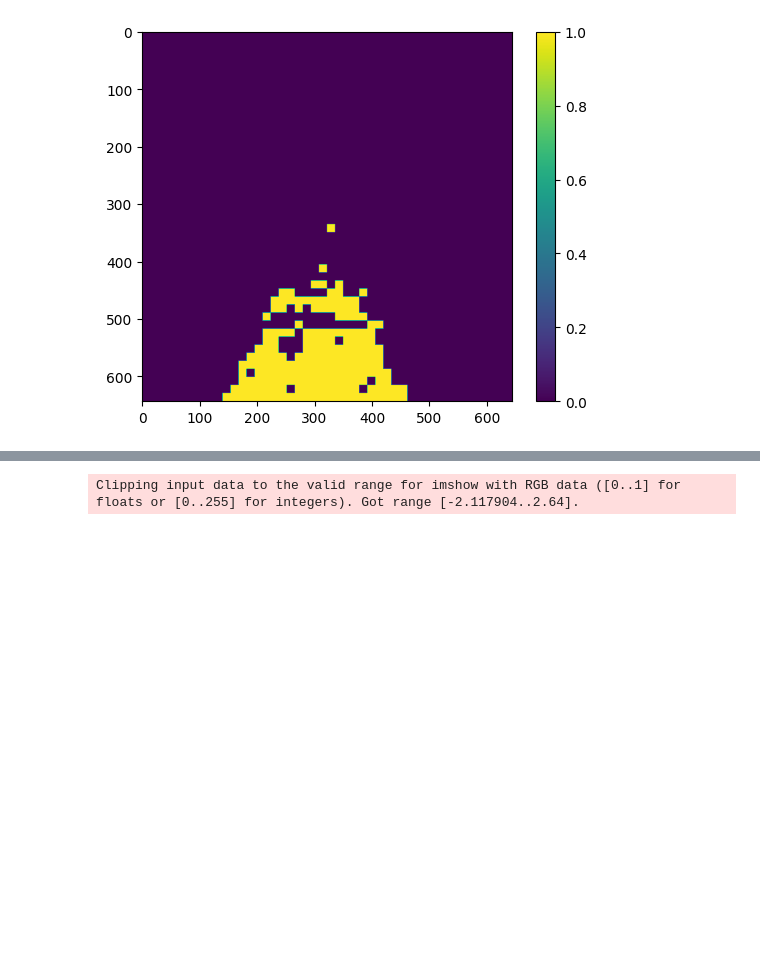
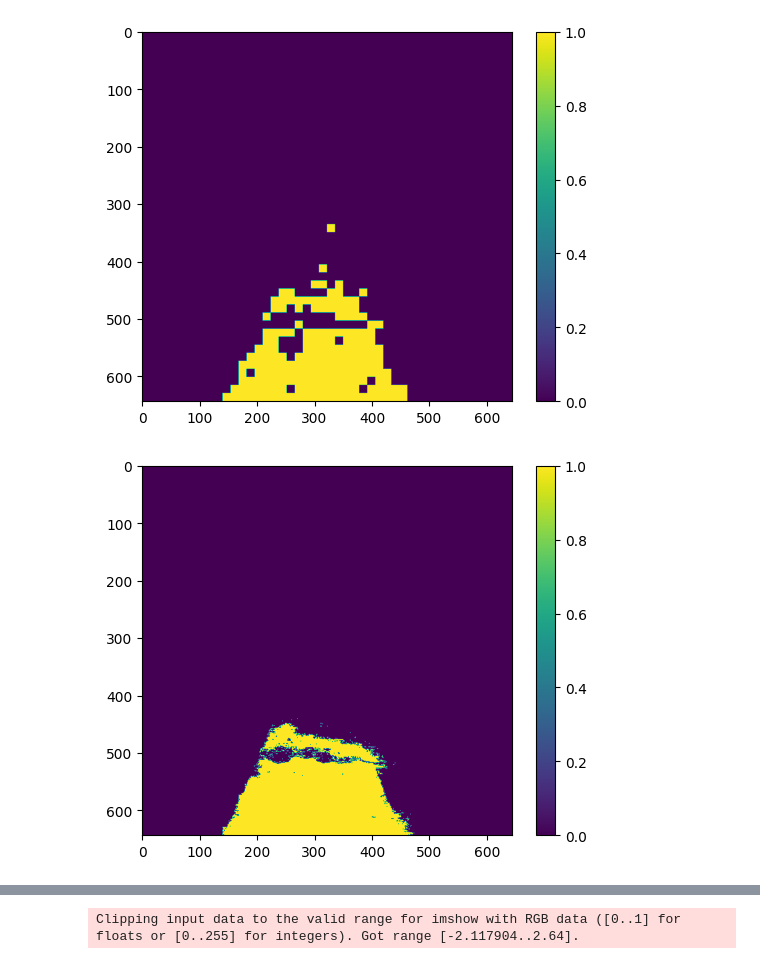
Before and after one commit to julio981007/drivable_area_research, a Jupyter notebook: dinov2.ipynb, the cells around one changed output, grey strips where cells are left out. Saved outputs shown, nothing was run; the diff lists cells and outputs as text; code cells hidden in the pictures; blank space fills up the shorter version.

```diff
--- a/dinov2.ipynb
+++ b/dinov2.ipynb
@@ -140,3 +140,41 @@ plt.colorbar()
 plt.show()
 # %% [output]
 [figure]
+# %%
+from cv2 import resize
+import pydensecrf.densecrf as dcrf
+from pydensecrf.utils import unary_from_labels, create_pairwise_bilateral, create_pairwise_gaussian
+
+def crf(image, annot, resize_shape):
+    colors, labels = np.unique(annot, return_inverse=True)
+    # Example using the DenseCRF2D code
+    d = dcrf.DenseCRF2D(annot.shape[1], annot.shape[0], 2)
+
+    # get unary potentials (neg log probability)
+    U = unary_from_labels(labels, 2, gt_prob=0.7, zero_unsure=False)
+    d.setUnaryEnergy(U)
+
+    # This adds the color-independent term, features are the locations only.
+    d.addPairwiseGaussian(sxy=5, compat=3, kernel=dcrf.DIAG_KERNEL,
+                            normalization=dcrf.NORMALIZE_SYMMETRIC)
+
+    # This adds the color-dependent term, i.e. features are (x,y,r,g,b).
+    d.addPairwiseBilateral(sxy=25, srgb=3, rgbim=np.array(image.resize(resize_shape)),
+                            compat=10,
+                            kernel=dcrf.DIAG_KERNEL,
+                            normalization=dcrf.NORMALIZE_SYMMETRIC)
+
+    # Run five inference steps.
+    Q = d.inference(10)
+
+    # Find out the most probable class for each pixel.
+    drivable_map = np.argmax(Q, axis=0).reshape(annot.shape)
+
+    return drivable_map
+
+drivable_map = crf(img, resized, (img_size, img_size))
+plt.imshow(drivable_map)
+plt.colorbar()
+plt.show()
+# %% [output]
+[figure, added]
```
Also changed, not shown: parts of 5 cells of this notebook, 5 other files.
